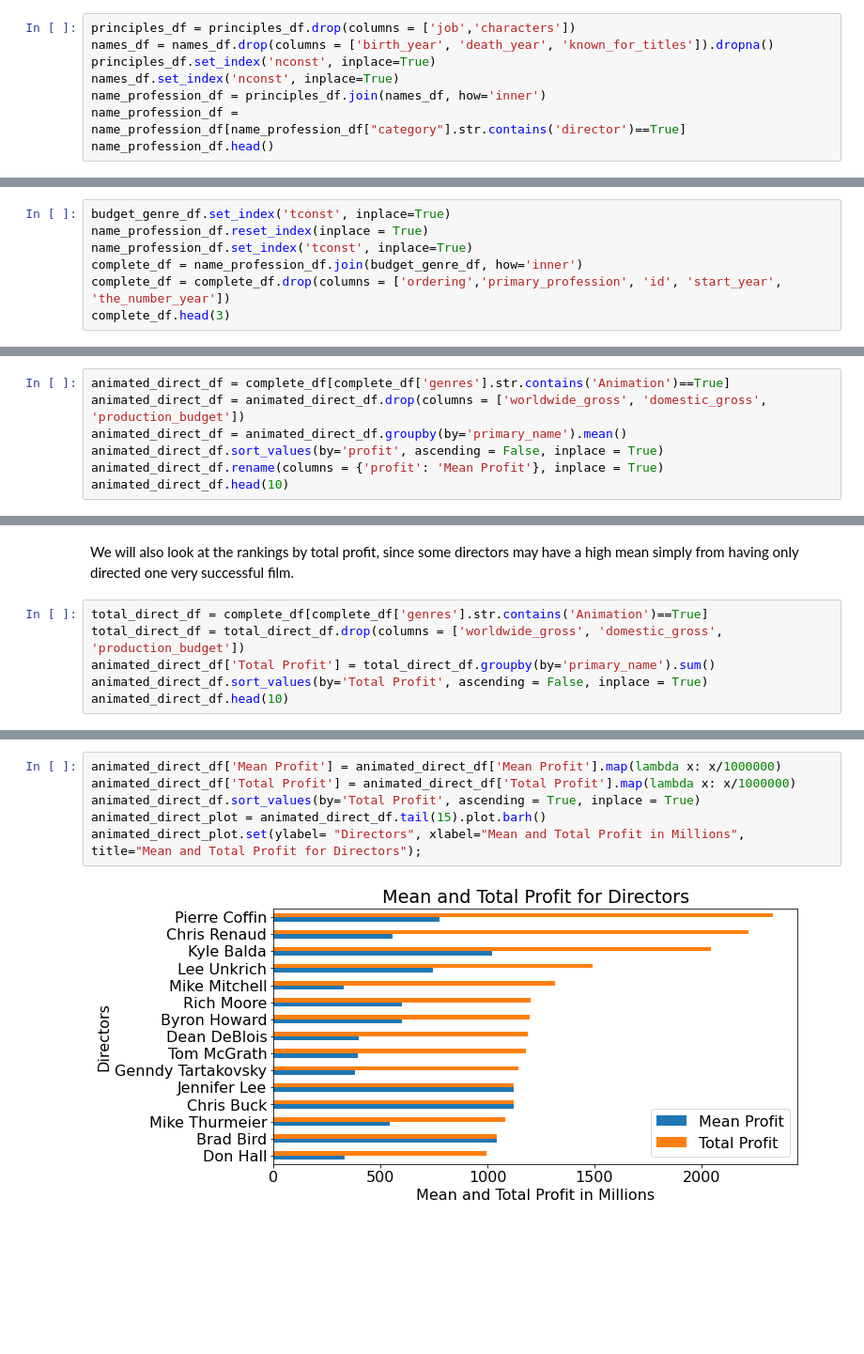
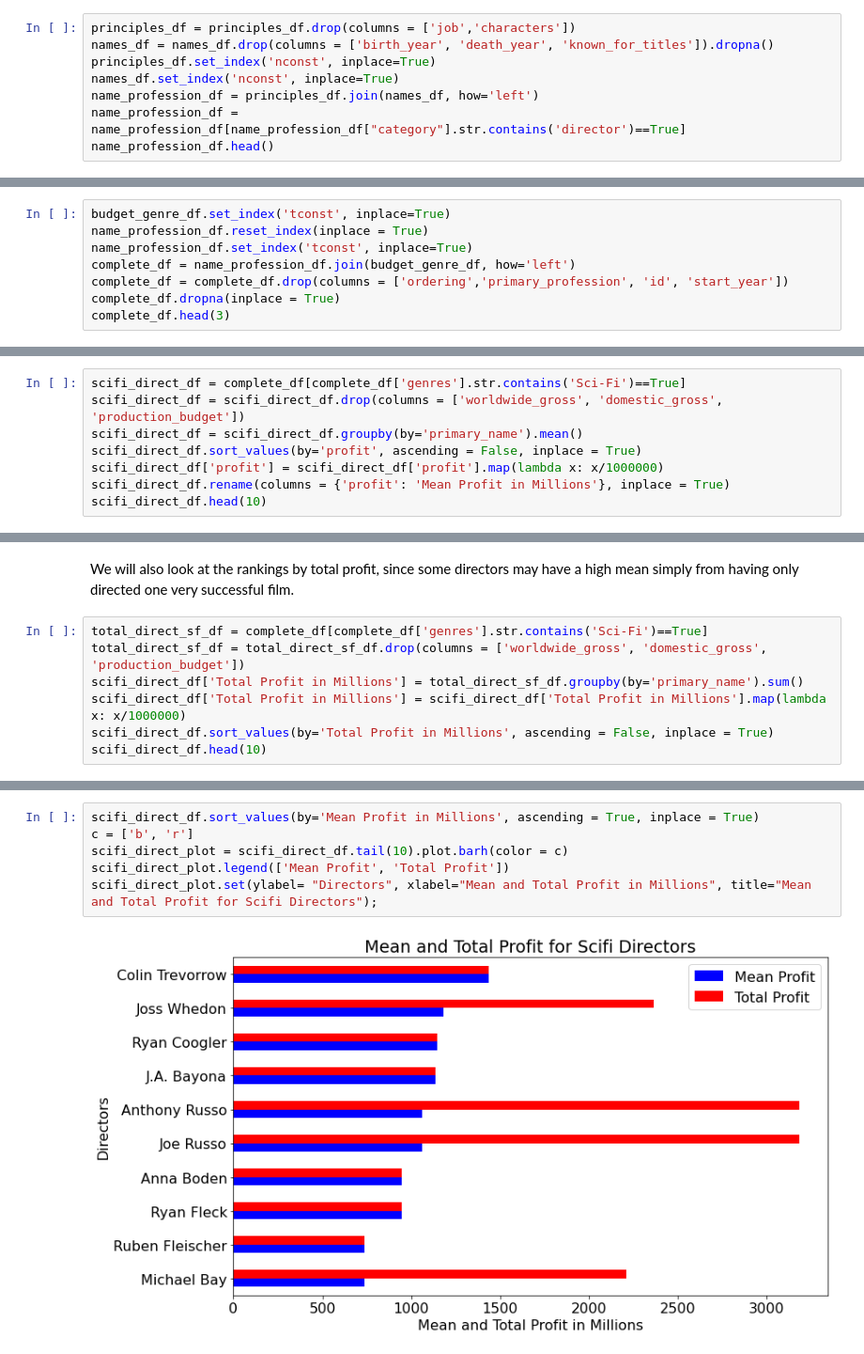
Before and after one commit to nonlocal-lia/microsoft-movie-analysis, a Jupyter notebook: dsc-phase1-project-template.ipynb, the cells around one changed output, grey strips where cells are left out. Shown at 94% size. Saved outputs shown, nothing was run; the diff lists cells and outputs as text; blank space fills up the shorter version.

```diff
--- a/dsc-phase1-project-template.ipynb
+++ b/dsc-phase1-project-template.ipynb
@@ -269,7 +310,7 @@ principles_df = principles_df.drop(columns = ['job','characters'])
 names_df = names_df.drop(columns = ['birth_year', 'death_year', 'known_for_titles']).dropna()
 principles_df.set_index('nconst', inplace=True)
 names_df.set_index('nconst', inplace=True)
-name_profession_df = principles_df.join(names_df, how='inner')
+name_profession_df = principles_df.join(names_df, how='left')
 name_profession_df = name_profession_df[name_profession_df["category"].str.contains('director')==True]
 name_profession_df.head()
 # %% [output]
@@ -286,7 +336,8 @@ We will now join it with the budget and genre table.
 budget_genre_df.set_index('tconst', inplace=True)
 name_profession_df.reset_index(inplace = True)
 name_profession_df.set_index('tconst', inplace=True)
-complete_df = name_profession_df.join(budget_genre_df, how='inner')
-complete_df = complete_df.drop(columns = ['ordering','primary_profession', 'id', 'start_year', 'the_number_year'])
+complete_df = name_profession_df.join(budget_genre_df, how='left')
+complete_df = complete_df.drop(columns = ['ordering','primary_profession', 'id', 'start_year'])
+complete_df.dropna(inplace = True)
 complete_df.head(3)
 # %% [output]
@@ -409,8 +507,9 @@ To determine what director would be reasonable we will filter the database to on
 # %%
-animated_direct_df = complete_df[complete_df['genres'].str.contains('Animation')==True]
-animated_direct_df = animated_direct_df.drop(columns = ['worldwide_gross', 'domestic_gross', 'production_budget'])
-animated_direct_df = animated_direct_df.groupby(by='primary_name').mean()
-animated_direct_df.sort_values(by='profit', ascending = False, inplace = True)
-animated_direct_df.rename(columns = {'profit': 'Mean Profit'}, inplace = True)
-animated_direct_df.head(10)
+scifi_direct_df = complete_df[complete_df['genres'].str.contains('Sci-Fi')==True]
+scifi_direct_df = scifi_direct_df.drop(columns = ['worldwide_gross', 'domestic_gross', 'production_budget'])
+scifi_direct_df = scifi_direct_df.groupby(by='primary_name').mean()
+scifi_direct_df.sort_values(by='profit', ascending = False, inplace = True)
+scifi_direct_df['profit'] = scifi_direct_df['profit'].map(lambda x: x/1000000)
+scifi_direct_df.rename(columns = {'profit': 'Mean Profit in Millions'}, inplace = True)
+scifi_direct_df.head(10)
 # %% [output]
@@ -429,9 +528,10 @@ animated_direct_df.head(10)
 # %% [markdown]
 We will also look at the rankings by total profit, since some directors may have a high mean simply from having only directed one very successful film.
 # %%
-total_direct_df = complete_df[complete_df['genres'].str.contains('Animation')==True]
-total_direct_df = total_direct_df.drop(columns = ['worldwide_gross', 'domestic_gross', 'production_budget'])
-animated_direct_df['Total Profit'] = total_direct_df.groupby(by='primary_name').sum()
-animated_direct_df.sort_values(by='Total Profit', ascending = False, inplace = True)
-animated_direct_df.head(10)
+total_direct_sf_df = complete_df[complete_df['genres'].str.contains('Sci-Fi')==True]
+total_direct_sf_df = total_direct_sf_df.drop(columns = ['worldwide_gross', 'domestic_gross', 'production_budget'])
+scifi_direct_df['Total Profit in Millions'] = total_direct_sf_df.groupby(by='primary_name').sum()
+scifi_direct_df['Total Profit in Millions'] = scifi_direct_df['Total Profit in Millions'].map(lambda x: x/1000000)
+scifi_direct_df.sort_values(by='Total Profit in Millions', ascending = False, inplace = True)
+scifi_direct_df.head(10)
 # %% [output]
@@ -452,8 +552,8 @@ Here is a chart of the top fifteen animation directors in total profit in the pa
 # %%
-animated_direct_df['Mean Profit'] = animated_direct_df['Mean Profit'].map(lambda x: x/1000000)
-animated_direct_df['Total Profit'] = animated_direct_df['Total Profit'].map(lambda x: x/1000000)
-animated_direct_df.sort_values(by='Total Profit', ascending = True, inplace = True)
-animated_direct_plot = animated_direct_df.tail(15).plot.barh()
-animated_direct_plot.set(ylabel= "Directors", xlabel="Mean and Total Profit in Millions", title="Mean and Total Profit for Directors");
+scifi_direct_df.sort_values(by='Mean Profit in Millions', ascending = True, inplace = True)
+c = ['b', 'r']
+scifi_direct_plot = scifi_direct_df.tail(10).plot.barh(color = c)
+scifi_direct_plot.legend(['Mean Profit', 'Total Profit'])
+scifi_direct_plot.set(ylabel= "Directors", xlabel="Mean and Total Profit in Millions", title="Mean and Total Profit for Scifi Directors");
 # %% [output]
-[figure, old version]
+[figure, new version]
```
Also changed, not shown: parts of 54 cells of this notebook.
